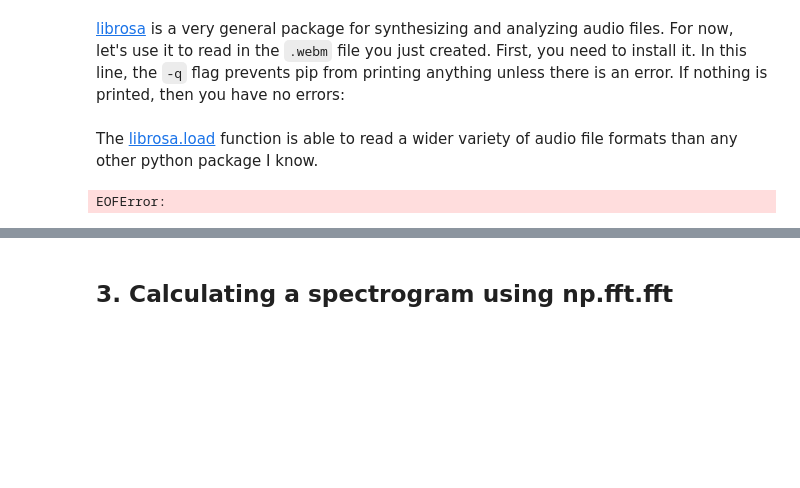
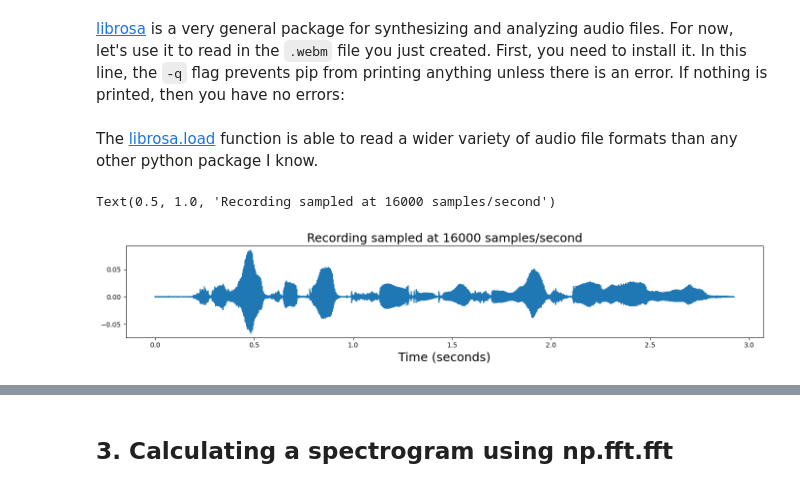
Before and after one commit to DeZoysaRannuluYasithaNimantha/intro_speech_understanding, a Jupyter notebook: 2025_spring/lec10/lec10_notebook.ipynb, the cells around one changed output, grey strips where cells are left out. Saved outputs shown, nothing was run; the diff lists cells and outputs as text; code cells hidden in the pictures; blank space fills up the shorter version.

```diff
--- a/2025_spring/lec10/lec10_notebook.ipynb
+++ b/2025_spring/lec10/lec10_notebook.ipynb
@@ -73,18 +78,20 @@ The [librosa.load](https://librosa.org/doc/latest/generated/librosa.load.html#li
 # %%
 import librosa
 import matplotlib.pyplot as plt
 import numpy as np
 
-speech, Fs = librosa.load('recording.webm',sr=16000)
+speech, Fs = librosa.load(r'C:\Users\user\Documents\GitHub\intro_speech_understanding\2025_spring\lec10\LDC93S1.wav', sr=16000)
+
 speech_time_axis = np.arange(len(speech))/Fs
 
 fig = plt.figure(figsize=(14,3),layout='tight')
 subplot = fig.subplots(1,1)
 subplot.plot(speech_time_axis,speech)
 subplot.set_xlabel('Time (seconds)',fontsize=18)
 subplot.set_title('Recording sampled at %d samples/second'%(Fs),fontsize=18)
 # %% [output]
-EOFError:
+Text(0.5, 1.0, 'Recording sampled at 16000 samples/second')
+[figure, added]
 # %% [markdown]
 <a id='section3'></a>
 # %% [markdown]
```
Also changed, not shown: parts of 11 cells of this notebook, 3 other files.
